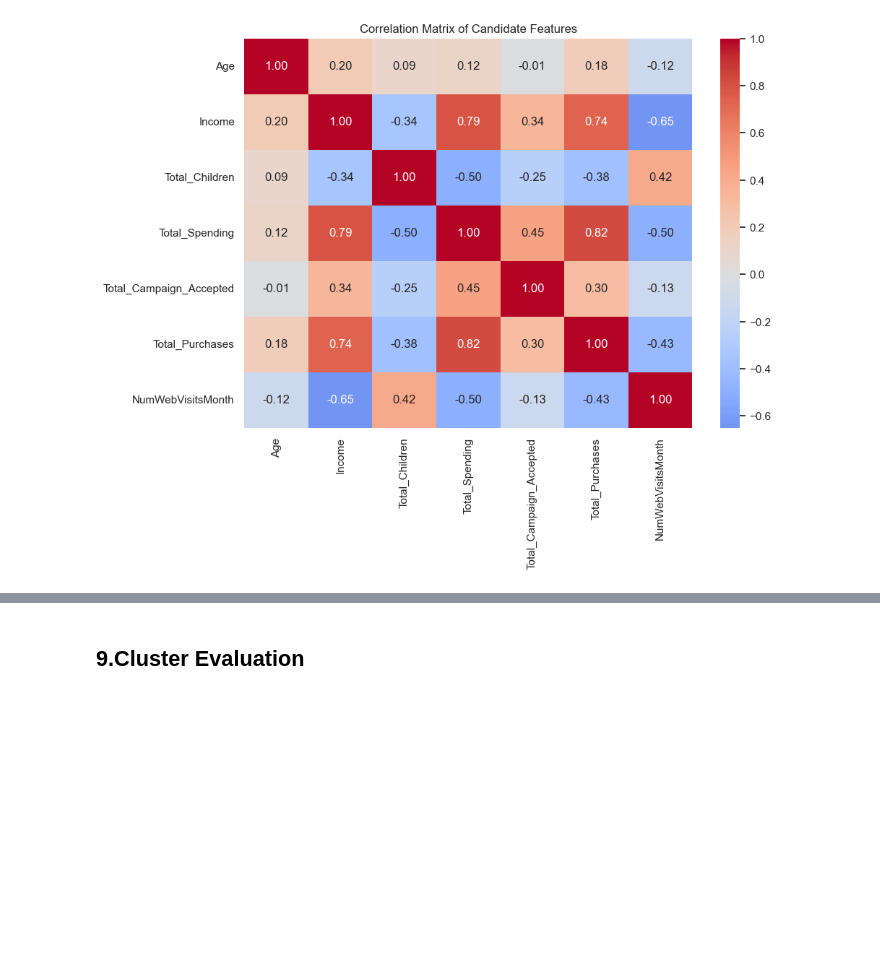
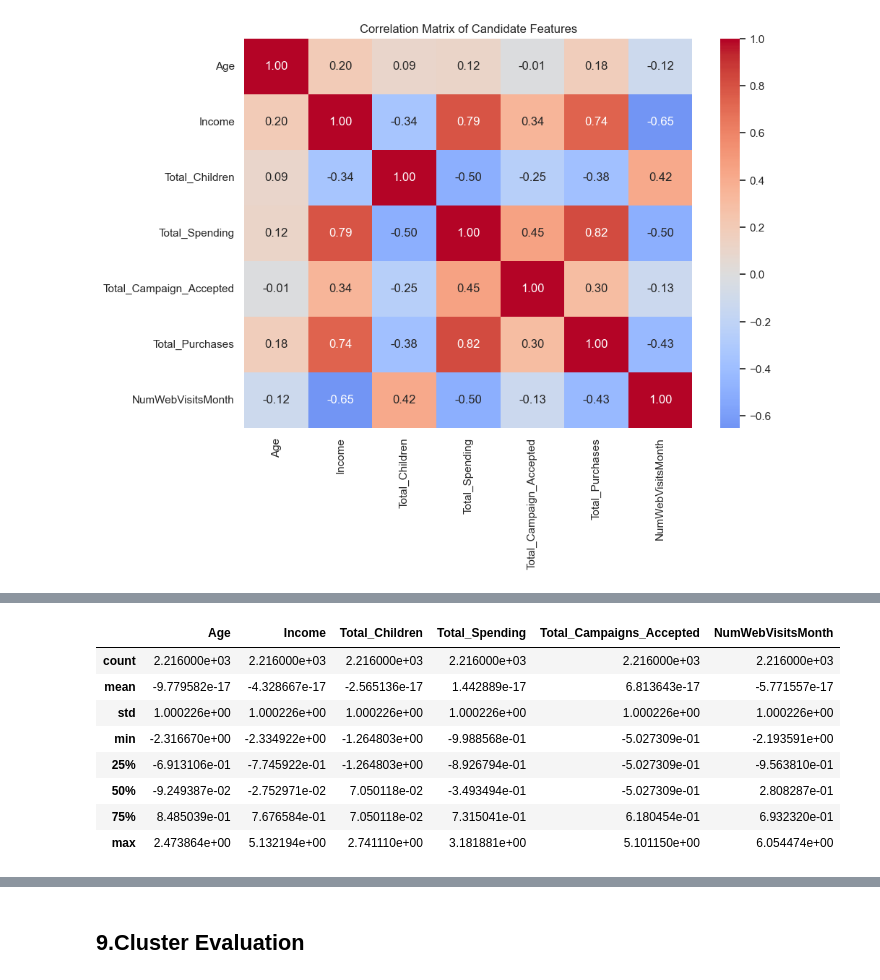
Before and after one commit to fridacarbajalordonez/customer-segmentation-kmeans, a Jupyter notebook: notebooks/customer_segmentation.ipynb, the cells around one changed output, grey strips where cells are left out. Cells and saved outputs as stored; diff of their text form; code cells hidden in the pictures; blank space fills up the shorter version.

```diff
--- a/notebooks/customer_segmentation.ipynb
+++ b/notebooks/customer_segmentation.ipynb
@@ -1086,0 +1170,12 @@ plt.show()
+# %%
+df_standard.describe()
+# %% [output]
+|  | Age | Income | Total_Children | Total_Spending | Total_Campaigns_Accepted | NumWebVisitsMonth |
+| count | 2.216000e+03 | 2.216000e+03 | 2.216000e+03 | 2.216000e+03 | 2.216000e+03 | 2.216000e+03 |
+| mean | -9.779582e-17 | -4.328667e-17 | -2.565136e-17 | 1.442889e-17 | 6.813643e-17 | -5.771557e-17 |
+| std | 1.000226e+00 | 1.000226e+00 | 1.000226e+00 | 1.000226e+00 | 1.000226e+00 | 1.000226e+00 |
+| min | -2.316670e+00 | -2.334922e+00 | -1.264803e+00 | -9.988568e-01 | -5.027309e-01 | -2.193591e+00 |
+| 25% | -6.913106e-01 | -7.745922e-01 | -1.264803e+00 | -8.926794e-01 | -5.027309e-01 | -9.563810e-01 |
+| 50% | -9.249387e-02 | -2.752971e-02 | 7.050118e-02 | -3.493494e-01 | -5.027309e-01 | 2.808287e-01 |
+| 75% | 8.485039e-01 | 7.676584e-01 | 7.050118e-02 | 7.315041e-01 | 6.180454e-01 | 6.932320e-01 |
+| max | 2.473864e+00 | 5.132194e+00 | 2.741110e+00 | 3.181881e+00 | 5.101150e+00 | 6.054474e+00 |
```
Also changed, not shown: parts of 19 cells of this notebook.
